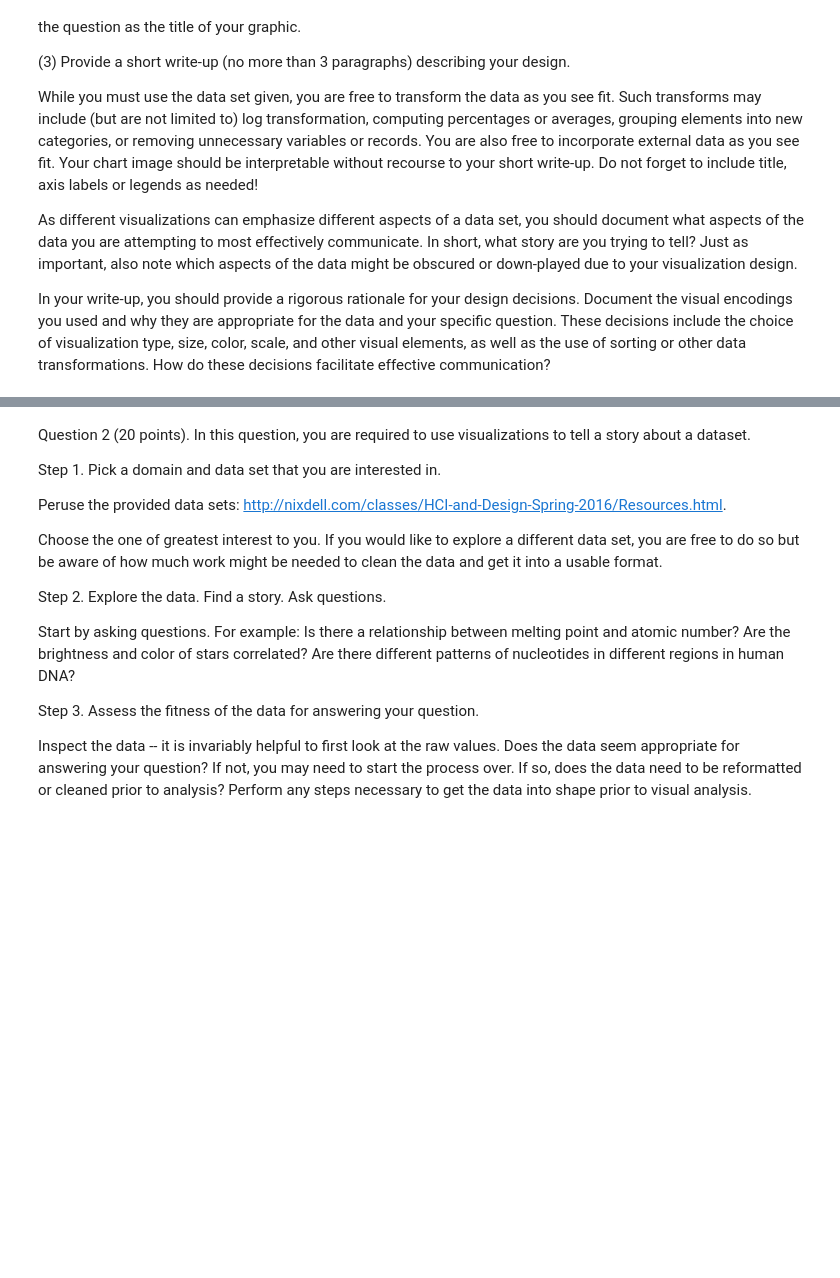
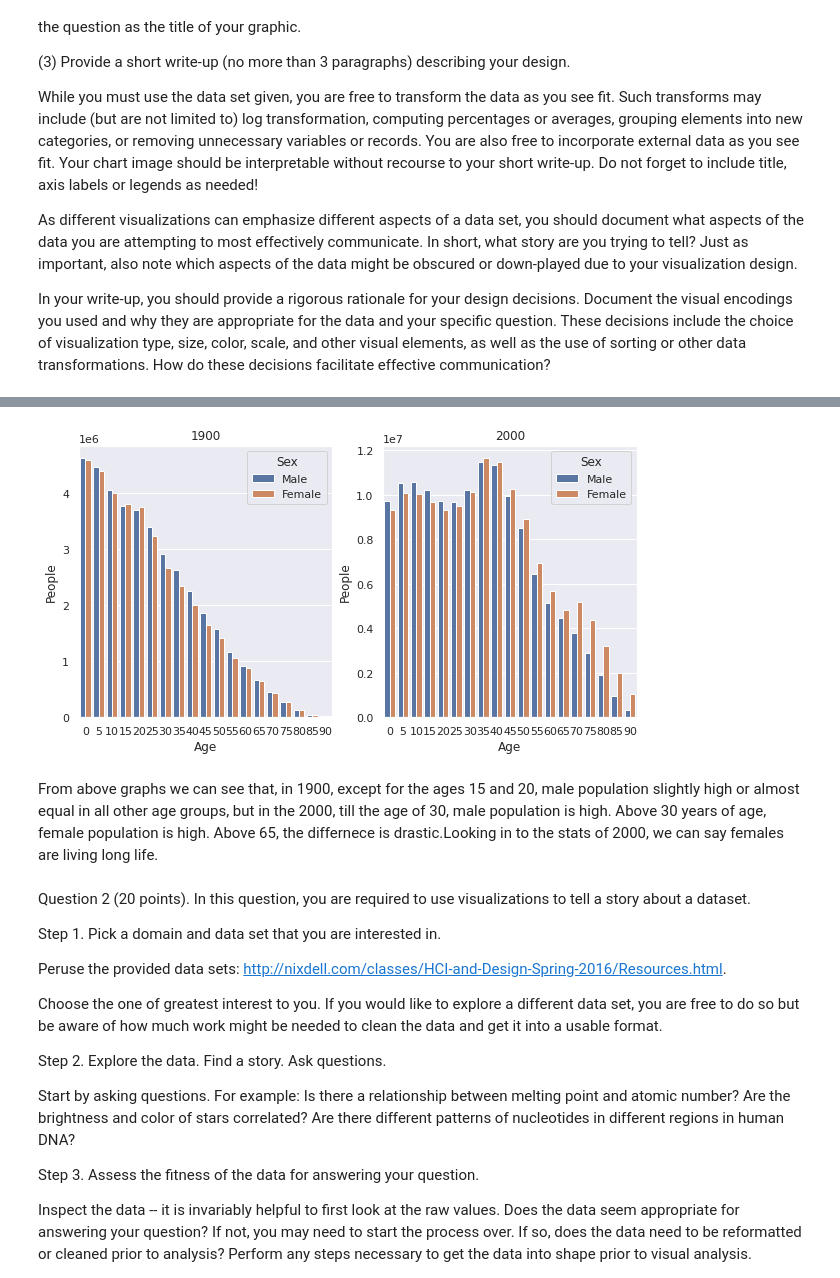
Before and after one commit to NMKUNT/MohanKrishna_INFO5502_Spring2022, a Jupyter notebook: lab_assignment_05_with_solutions.ipynb, the cells around one changed output, grey strips where cells are left out. Saved outputs shown, nothing was run; the diff lists cells and outputs as text; code cells hidden in the pictures; blank space fills up the shorter version.

```diff
--- a/lab_assignment_05_with_solutions.ipynb
+++ b/lab_assignment_05_with_solutions.ipynb
@@ -63,0 +78,12 @@ ax = sns.scatterplot(x="Age", y="People", data=df, hue = 'Sex', size = 'Year')
+# %%
+year1900 =df[df['Year'] == 1900] # contains data of year 1900
+year2000=df[df['Year'] == 2000]  # contains data of year 2000
+
+fig, axes = plt.subplots(1, 2, sharex=True, figsize=(10,5)) # setting the axes to plot two graphs side by side
+sns.barplot(ax=axes[0],x="Age", y="People", hue="Sex", data=year1900)
+axes[0].set_title('1900')
+sns.barplot(ax=axes[1],x="Age", y="People", hue="Sex", data=year2000)
+axes[1].set_title('2000')
+
+sns
+# %% [output]
@@ -64,3 +91,6 @@ ax = sns.scatterplot(x="Age", y="People", data=df, hue = 'Sex', size = 'Year')
+[figure, added]
+# %% [markdown]
+From above graphs we can see that, in 1900, except for the ages 15 and 20, male population slightly high or almost equal in all other age groups, but in the 2000, till the age of 30, male population is high. Above 30 years of age, female population is high. Above 65, the differnece is drastic.Looking in to the stats of 2000, we can say females are living long life.
 # %% [markdown]
 Question 2 (20 points). In this question, you are required to use visualizations to tell a story about a dataset.
 
```
Also changed, not shown: parts of 25 cells of this notebook.
